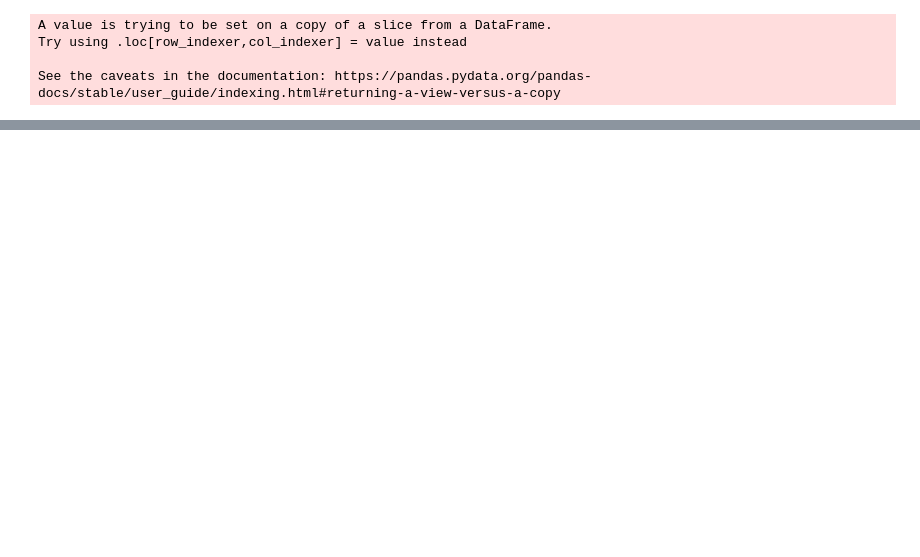
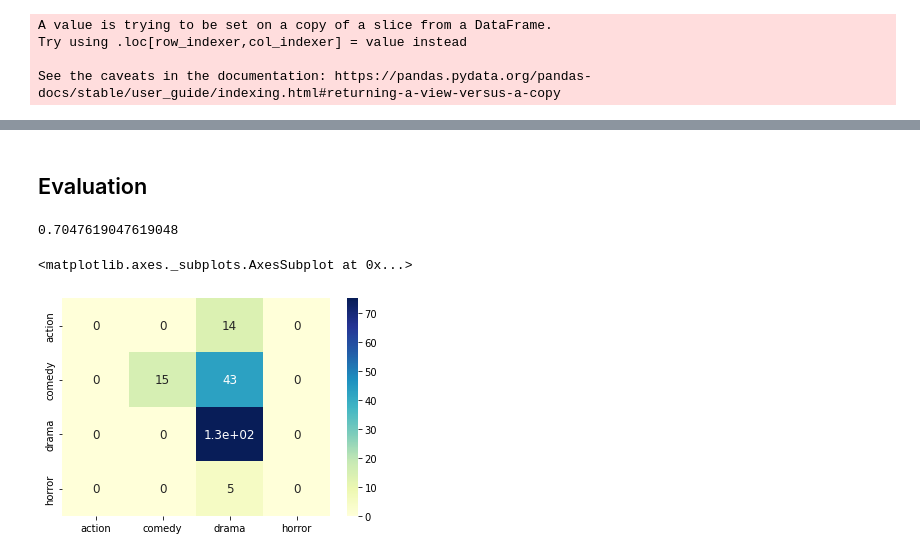
Before and after one commit to CIT-NLP/NLP-final-project, a Jupyter notebook: Model_Building.ipynb, the cells around one changed output, grey strips where cells are left out. Cells and saved outputs as stored; diff of their text form; code cells hidden in the pictures; blank space fills up the shorter version.

```diff
--- a/Model_Building.ipynb
+++ b/Model_Building.ipynb
@@ -274,2 +233,21 @@ Name: 0, dtype: object
+# %%
+import string
+
+def remove_punct(genre):
+  strng= [char for char in genre if char not in string.punctuation]
+  return "".join(strng)
+
+
+df_trunc.genre_one = df_trunc.genre_one.apply(remove_punct)
+df_trunc.genre_one
+# %%
+X = []
+y = []
+
+
+for _, row in df_trunc.iterrows():
+  X.extend(row['lem_sent_join'])
+  for sent in row['lem_sent_join']:
+    y.append(row['genre_one'])
 # %%
 X
@@ -293,0 +256,13 @@ Name: lem_sent_join, dtype: object
+# %%
+from sklearn.feature_extraction.text import TfidfVectorizer
+
+vectorizer = TfidfVectorizer()
+X = vectorizer.fit_transform(X)
+# %%
+from sklearn.model_selection import train_test_split
+from sklearn.naive_bayes import MultinomialNB
+
+X_train, X_test, y_train, y_test = train_test_split(X, y, test_size=0.25, random_state=42)
+mnb = MultinomialNB()
+
+y_pred = mnb.fit(X_train, y_train).predict(X_test)
@@ -293,0 +288,10 @@ Name: lem_sent_join, dtype: object
+# %% [markdown]
+## Evaluation
+# %%
+from sklearn.metrics import accuracy_score
+from sklearn.metrics import confusion_matrix
+
+
+accuracy_score(y_test, y_pred)
+# %% [output]
+0.7047619047619048
@@ -293,0 +300,15 @@ Name: lem_sent_join, dtype: object
+# %%
+import matplotlib.pyplot as plt
+import seaborn as sns
+import numpy as np
+
+fig, ax = plt.subplots()
+
+cm_labels = np.unique(y_test)
+cm_array = confusion_matrix(y_test, y_pred)
+cm_array_df = pd.DataFrame(cm_array, index=cm_labels, columns=cm_labels)
+
+sns.heatmap(cm_array_df, annot=True, annot_kws={"size": 12}, cmap='YlGnBu', vmax=75)
+# %% [output]
+<matplotlib.axes._subplots.AxesSubplot at 0x...>
+[figure, added]
```
Also changed, not shown: parts of 14 cells of this notebook.
